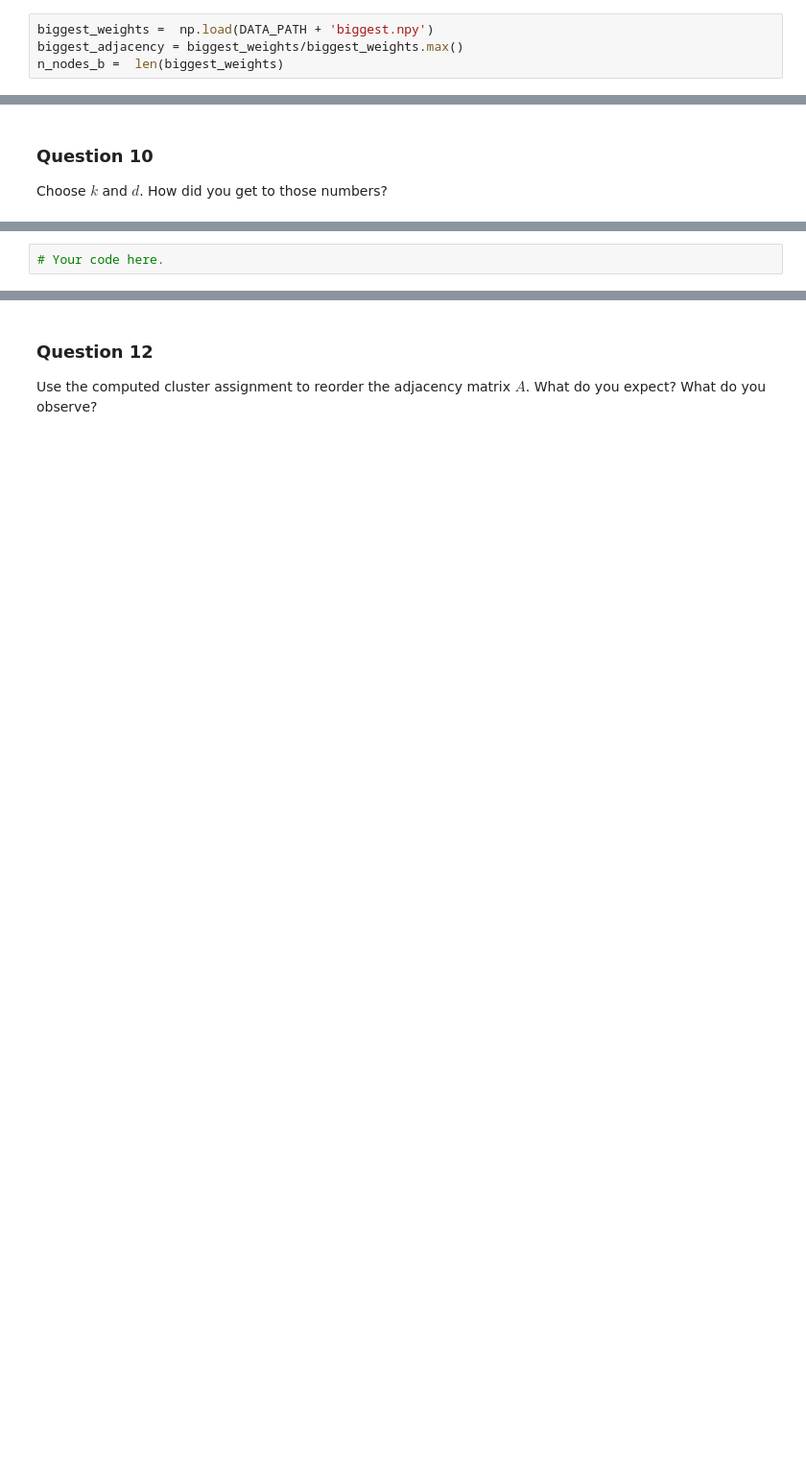
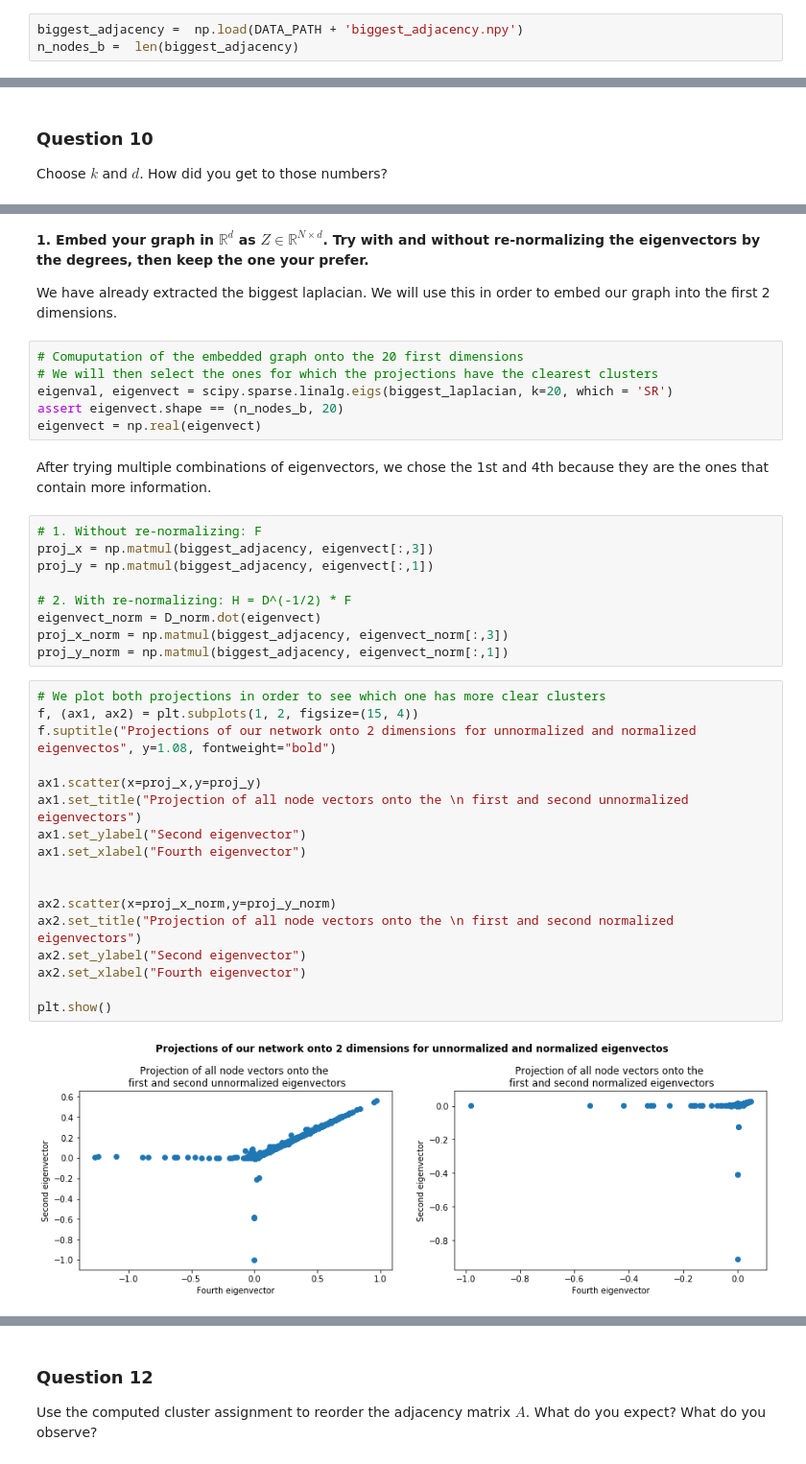
Before and after one commit to illorens/NTDS, a Jupyter notebook: 3_spectral_graph_theory.ipynb, the cells around one changed output, grey strips where cells are left out. Shown at 96% size. Cells and saved outputs as stored; diff of their text form; blank space fills up the shorter version.

```diff
--- a/3_spectral_graph_theory.ipynb
+++ b/3_spectral_graph_theory.ipynb
@@ -217,6 +224,5 @@ A partial eigendecomposition scales as $\Omega(k |\mathcal{E}|$), while a comple
 
 **We redo the eigendecomposition with the laplacian from this new graph.**
 # %%
-biggest_weights =  np.load(DATA_PATH + 'biggest.npy')
-biggest_adjacency = biggest_weights/biggest_weights.max()
-n_nodes_b =  len(biggest_weights)
+biggest_adjacency =  np.load(DATA_PATH + 'biggest_adjacency.npy')
+n_nodes_b =  len(biggest_adjacency)
@@ -281,2 +384,41 @@ Choose $k$ and $d$. How did you get to those numbers?
-# %%
-# Your code here.
+# %% [markdown]
+**1. Embed your graph in $\mathbb{R}^d$ as $Z \in \mathbb{R}^{N \times d}$.
+   Try with and without re-normalizing the eigenvectors by the degrees, then keep the one your prefer.**
+
+   We have already extracted the biggest laplacian. We will use this in order to embed our graph into the first 2 dimensions.
+# %%
+# Comuputation of the embedded graph onto the 20 first dimensions
+# We will then select the ones for which the projections have the clearest clusters
+eigenval, eigenvect = scipy.sparse.linalg.eigs(biggest_laplacian, k=20, which = 'SR')
+assert eigenvect.shape == (n_nodes_b, 20)
+eigenvect = np.real(eigenvect)
+# %% [markdown]
+After trying multiple combinations of eigenvectors, we chose the 1st and 4th because they are the ones that contain more information.
+# %%
+# 1. Without re-normalizing: F
+proj_x = np.matmul(biggest_adjacency, eigenvect[:,3])
+proj_y = np.matmul(biggest_adjacency, eigenvect[:,1])
+
+# 2. With re-normalizing: H = D^(-1/2) * F
+eigenvect_norm = D_norm.dot(eigenvect)
+proj_x_norm = np.matmul(biggest_adjacency, eigenvect_norm[:,3])
+proj_y_norm = np.matmul(biggest_adjacency, eigenvect_norm[:,1])
+# %%
+# We plot both projections in order to see which one has more clear clusters
+f, (ax1, ax2) = plt.subplots(1, 2, figsize=(15, 4))
+f.suptitle("Projections of our network onto 2 dimensions for unnormalized and normalized eigenvectos", y=1.08, fontweight="bold")
+
+ax1.scatter(x=proj_x,y=proj_y)
+ax1.set_title("Projection of all node vectors onto the \n first and second unnormalized eigenvectors")
+ax1.set_ylabel("Second eigenvector")
+ax1.set_xlabel("Fourth eigenvector")
+
+
+ax2.scatter(x=proj_x_norm,y=proj_y_norm)
+ax2.set_title("Projection of all node vectors onto the \n first and second normalized eigenvectors")
+ax2.set_ylabel("Second eigenvector")
+ax2.set_xlabel("Fourth eigenvector")
+
+plt.show()
+# %% [output]
+[figure, added]
```
Also changed, not shown: parts of 47 cells of this notebook.
